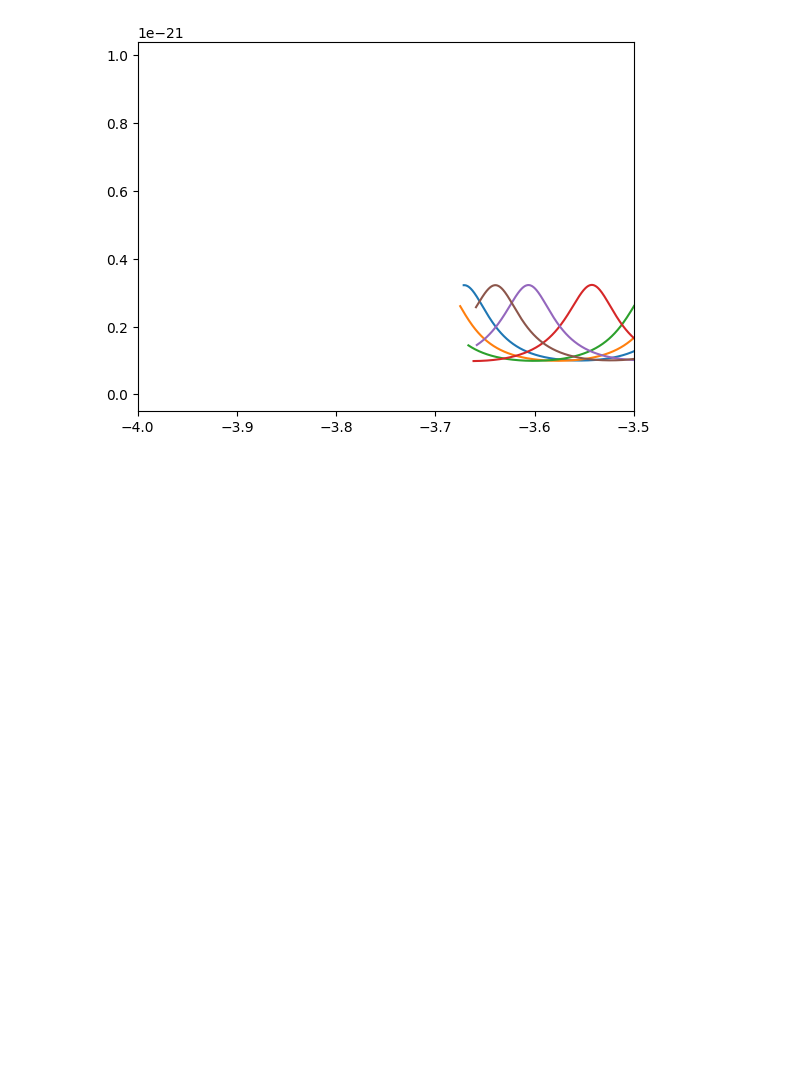
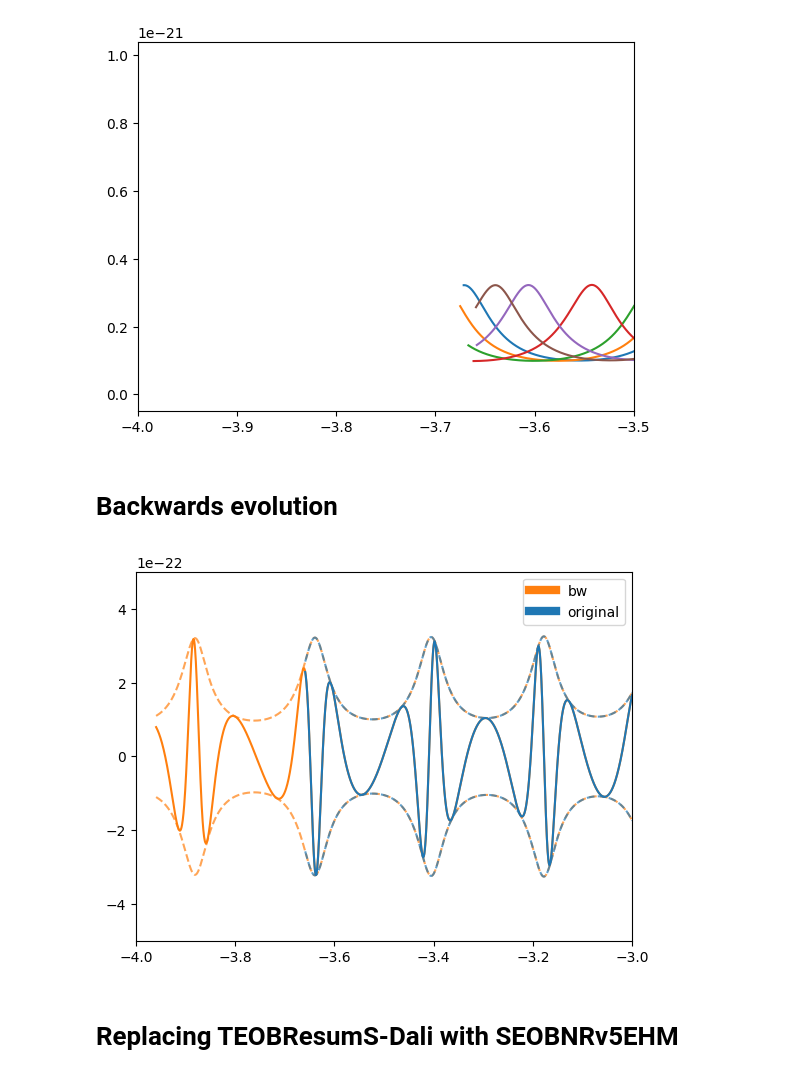
Before and after one commit to BenGPatterson/EccentricBinaries, a Jupyter notebook: notebooks/SEOBNRv5EHM.ipynb, the cells around one changed output. Drawn from its saved outputs; the diff is of its cells as text; code cells hidden in the pictures; blank space fills up the shorter version.

Commit message:
making harmonics with seobnrv5ehm

```diff
--- a/notebooks/SEOBNRv5EHM.ipynb
+++ b/notebooks/SEOBNRv5EHM.ipynb
@@ -219,3 +261,5 @@ plt.xlim(-4,-3.5)
 plt.show()
 # %% [output]
 [figure]
+# %% [markdown]
+# Backwards evolution
@@ -221,0 +312,15 @@ plt.show()
+# %%
+plt.plot(times_bw, hlm_bw[(2,2)], c='C1', label='bw')
+plt.plot(times_bw, np.abs(hlm_bw[(2,2)]), alpha=0.7, ls='dashed', c='C1')
+plt.plot(times_bw, -np.abs(hlm_bw[(2,2)]), alpha=0.7, ls='dashed', c='C1')
+plt.plot(times, hlm[(2,2)], c='C0', label='original')
+plt.plot(times, np.abs(hlm[(2,2)]), alpha=0.7, ls='dashed', c='C0')
+plt.plot(times, -np.abs(hlm[(2,2)]), alpha=0.7, ls='dashed', c='C0')
+plt.xlim(-4,-3)
+plt.ylim(-0.5e-21, 0.5e-21)
+plt.legend()
+plt.show()
+# %% [output]
+[figure, added]
+# %% [markdown]
+# Replacing TEOBResumS-Dali with SEOBNRv5EHM
```
Also changed, not shown: parts of 15 cells of this notebook, 1 other file.
